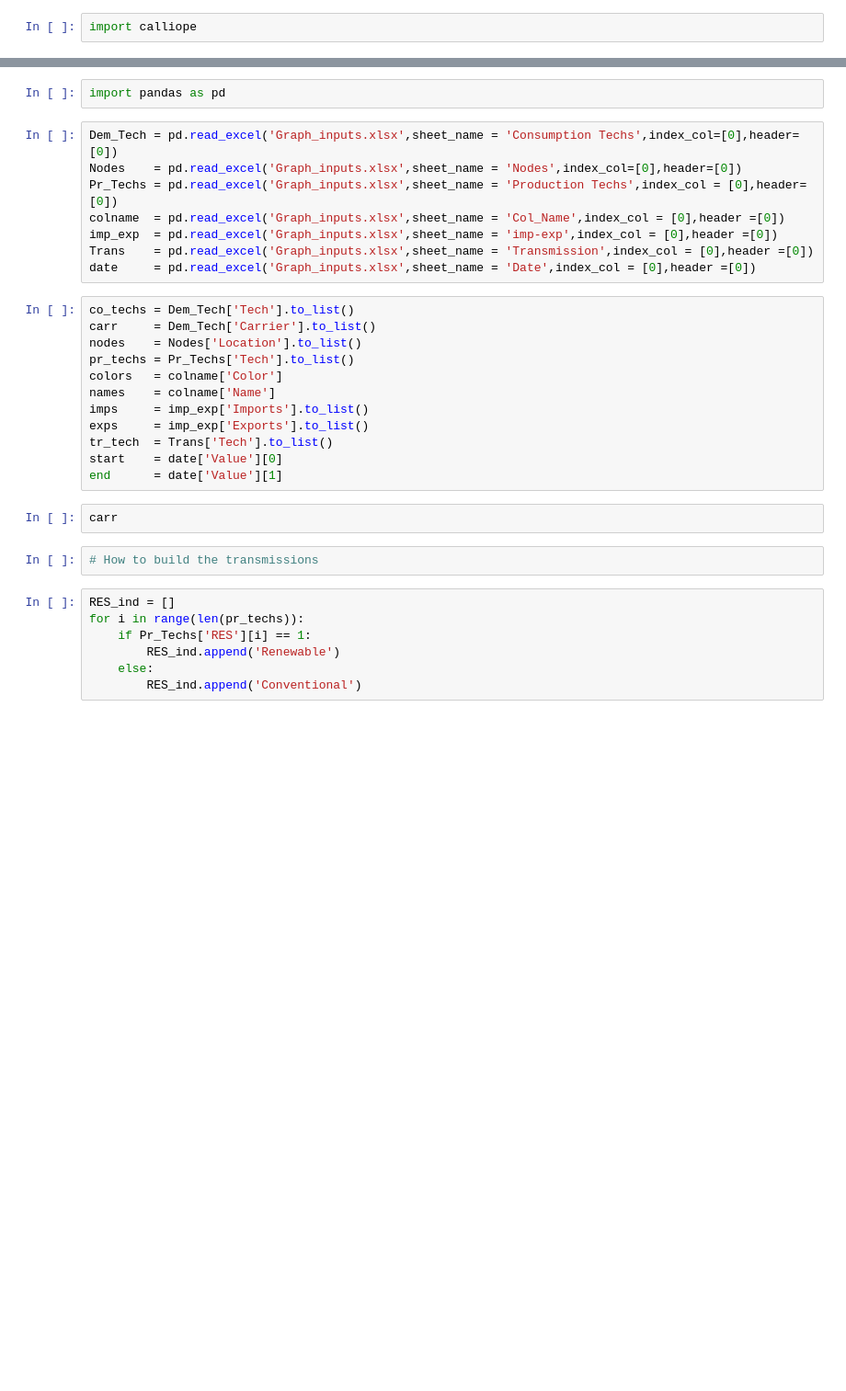
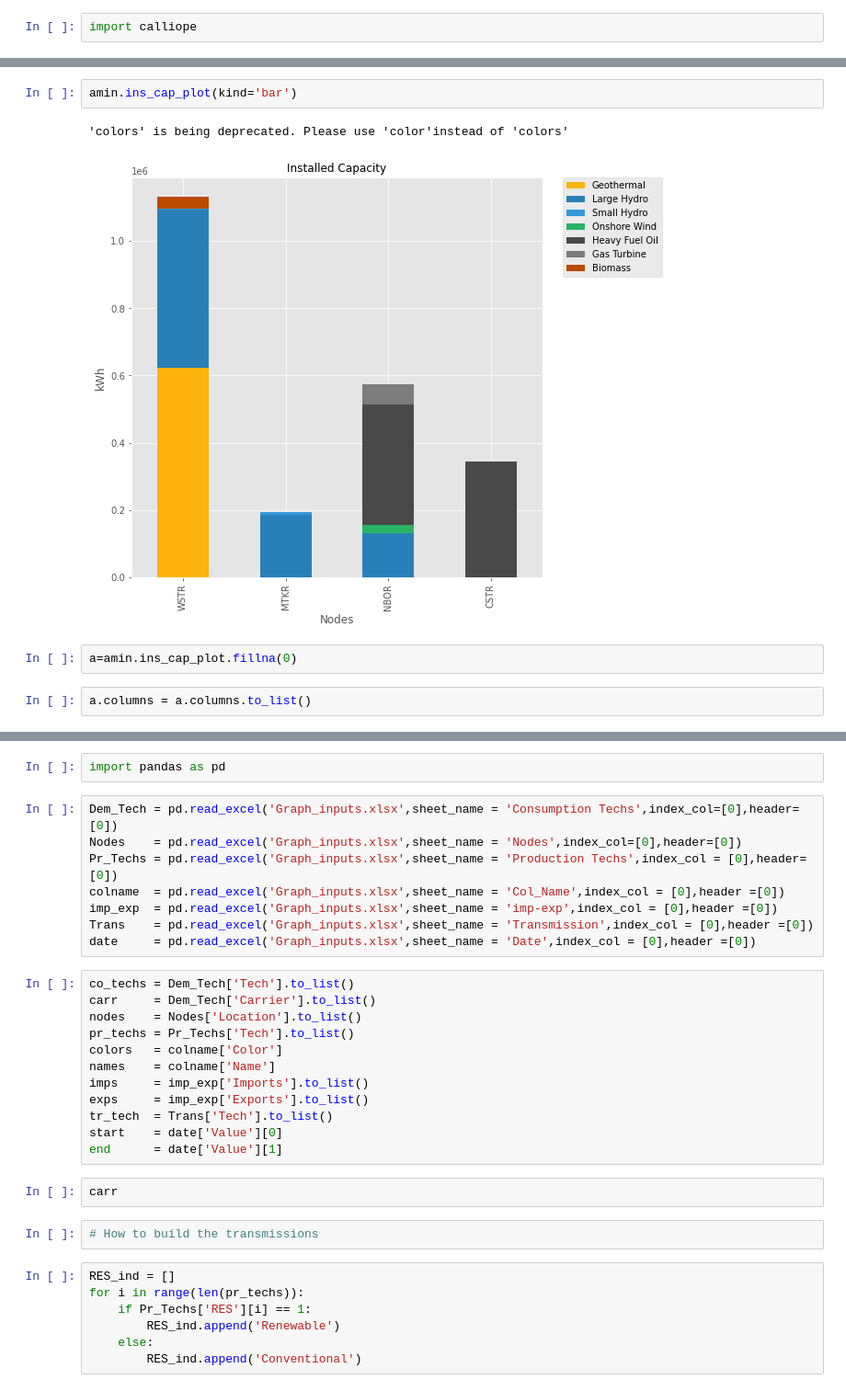
Before and after one commit to FEEM-Africa-REP/CIVICS, a Jupyter notebook: Calliope_Kenya/Models/4Nodes_No-Coffee/Kenya_2015_ICE_NB.ipynb, the cells around one changed output, grey strips where cells are left out. Shown: that part at 92% size. Cells and saved outputs as stored; diff of their text form; blank space fills up the shorter version.

Commit message:
installed capacity  graph added

```diff
--- a/Calliope_Kenya/Models/4Nodes_No-Coffee/Kenya_2015_ICE_NB.ipynb
+++ b/Calliope_Kenya/Models/4Nodes_No-Coffee/Kenya_2015_ICE_NB.ipynb
@@ -48,0 +37,9 @@ amin.sys_dispatch(rational='nodes',sp_nodes='WSTR')
+# %%
+amin.ins_cap_plot(kind='bar')
+# %% [output]
+'colors' is being deprecated. Please use 'color'instead of 'colors'
+[figure, added]
+# %%
+a=amin.ins_cap_plot.fillna(0)
+# %%
+a.columns = a.columns.to_list()
```
Also changed, not shown: parts of 21 cells of this notebook, 21 other files.
